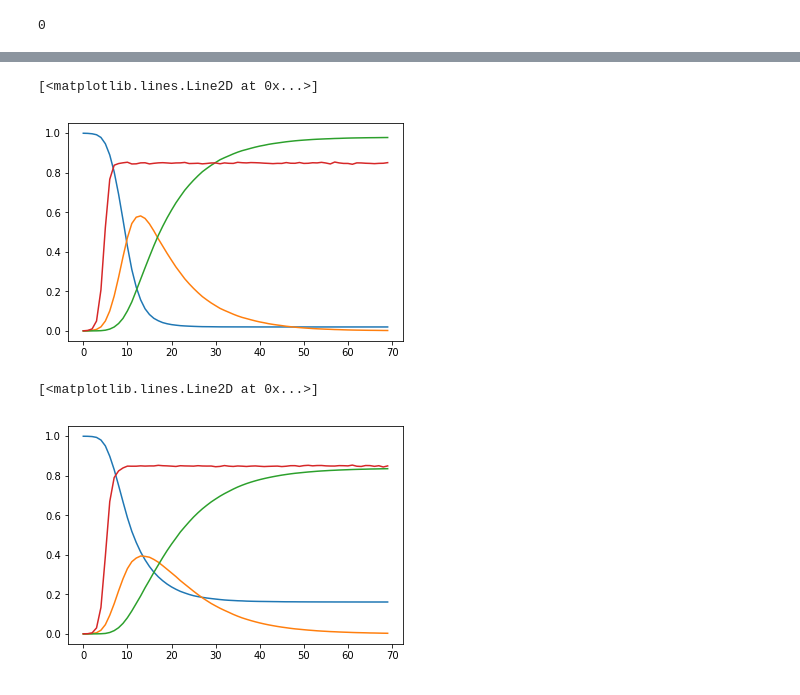
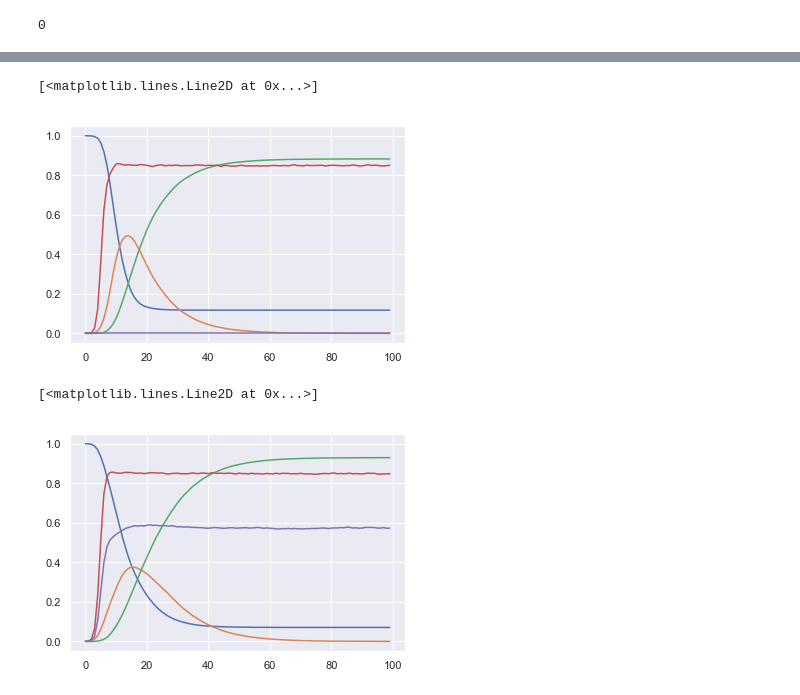
Before and after one commit to Aithosa/Epidemic-Information_spreading, a Jupyter notebook: Python/New_Model_SIR_UAU.ipynb, the cells around one changed output, grey strips where cells are left out. Saved outputs shown, nothing was run; the diff lists cells and outputs as text; code cells hidden in the pictures.

```diff
--- a/Python/New_Model_SIR_UAU.ipynb
+++ b/Python/New_Model_SIR_UAU.ipynb
@@ -3,10 +3,13 @@
 import numpy as np
 import scipy.io as scio
 import matplotlib.pyplot as plt
+import seaborn as sns
 import random
 import time
 
 %matplotlib inline
+plt.style.use('ggplot')
+sns.set()
 # %%
 def check_symmetric(a, tol=1e-8):
     return np.allclose(a, a.T, atol=tol)
@@ -35,7 +38,7 @@ np.sum(np.sum(network_physical, axis=0)==0)
 
 # 公共参数
 Monte_Carlo_loop = 20    # 蒙特卡洛模拟次数
-time_steps = 70    # 总时间步数
+time_steps = 100    # 总时间步数
 N = network_scale_1[0]    # 网络节点数
 
 p = random.randint(0, N-1)    # 初始始随机选出一个感染节点，四舍五入
@@ -67,19 +70,19 @@ awareness_count = np.zeros([Monte_Carlo_loop, time_steps])    # 每步知晓节
 awareness_count_average = np.zeros([1, time_steps])
 
 # 节点活跃度
-inactiverate = 0.4
-activerate = 0.6
+# inactiverate = 0.4
+# activerate = 0.6
 
-# inactiverate = 0
-# activerate = 0
+inactiverate = 0
+activerate = 1
 
 Node_Active = np.ones([Monte_Carlo_loop, time_steps, N])    # 存储网络中每个节点的活跃状态快照
 inactive_count = np.zeros([Monte_Carlo_loop, time_steps])    # 每步知晓节点数量,用于最终统计
 inactive_count_average = np.zeros([1, time_steps])
 
 # 其他参数
-aplha = 0    # 信息上传率
-# aplha = 0.6    # 信息上传率
+# aplha = 0    # 信息上传率
+aplha = 0.6    # 信息上传率
 sigma_S = 0.7    # S节点在知道信息后的防御系数/感染率衰减, 相当于减少与周围人的接触
 # %%
 time_start = time.time()
@@ -124,7 +127,7 @@ for loop in range(Monte_Carlo_loop):
 
                 # 节点依概率变得活跃
                 p4 = np.random.rand(1)
-                if p4 <= inactiverate:
+                if p4 <= activerate:
                     Node_Active[loop, t+1, a] = 1    # 这个节点重新活跃
                 else:
                     Node_Active[loop, t+1, a] = 0
@@ -168,6 +171,11 @@ for loop in range(Monte_Carlo_loop):
                     if  x2 <= aplha:
                         Nodes_UAU[loop, t+1, i] = 1
 
+                        # 成功感染的节点下一时刻依概率变得不活跃
+                        x4 = np.random.rand(1)
+                        if x4 <= inactiverate:
+                            Node_Active[loop, t+1, i] = 0    # 这个节点不活跃
+
             elif ((Nodes_SIR[loop, t, i] == 0) and (Node_Active[loop, t, i] == 0)):
 
                 neighbor_total = np.where((network_physical[i, :] == 1))[0]    # 查找其邻居
@@ -203,6 +211,11 @@ for loop in range(Monte_Carlo_loop):
                     if  x2 <= aplha:
                         Nodes_UAU[loop, t+1, i] = 1
 
+                        # 成功感染的节点下一时刻依概率变得不活跃
+                        x4 = np.random.rand(1)
+                        if x4 <= inactiverate:
+                            Node_Active[loop, t+1, i] = 0    # 这个节点不活跃
+
             # SIR康复过程
             elif Nodes_SIR[loop, t, i] == 1:
 
@@ -251,21 +264,24 @@ loop 19 - time has passed: 172.42088961601257
 # 处理数据
 for i in range(Monte_Carlo_loop):
     awareness_count[i,:] = np.sum(Nodes_UAU[i,:,:], axis=1)
-#     infective_count[i,:] = np.sum(Nodes_SIR[i,:,:], axis=1)
+    inactive_count[i,:] = np.sum((1-Node_Active[i,:,:]), axis=1)
 
     for j in range(time_steps):
         infective_count[i,j] = np.sum(Nodes_SIR[i, j, :] == 1)
         immune_count[i,j] = np.sum(Nodes_SIR[i, j, :] == 2)
         s_count[i,j] = np.sum(Nodes_SIR[i, j, :] == 0)
 
-awareness_count_average = np.mean(awareness_count, axis=0)
 infective_count_average = np.mean(infective_count, axis=0)
 immune_count_average = np.mean(immune_count, axis=0)
 s_count_average = np.mean(s_count, axis=0)
+awareness_count_average = np.mean(awareness_count, axis=0)
+inactive_count_average = np.mean(inactive_count, axis=0)
 
+assert s_count_average.shape == (time_steps,), "s_count_average\' size don\'t match!"
 assert infective_count_average.shape == (time_steps,), "infective_count_average\' size don\'t match!"
 assert immune_count_average.shape == (time_steps,), "immune_count_average\' size don\'t match!"
 assert awareness_count_average.shape == (time_steps,), "awareness_count_average\' size don\'t match!"
+assert inactive_count_average.shape == (time_steps,), "inactive_count_average\' size don\'t match!"
 
 # print("infective_count_average: ", infective_count_average)
 # print("awareness_count_average: ", awareness_count_average)
@@ -280,18 +296,20 @@ plt.plot(s_count_average/N, label='SIR-S')
 plt.plot(infective_count_average/N, label='SIR-I')
 plt.plot(immune_count_average/N, label='SIR-R')
 plt.plot(awareness_count_average/N, label='UAU')
+plt.plot(inactive_count_average/N, label='inactive')
 # %% [output]
 [<matplotlib.lines.Line2D at 0x...>]
-[figure, old version]
+[figure, new version]
 # %%
 # 采取策略
 plt.plot(s_count_average/N, label='SIR-S')
 plt.plot(infective_count_average/N, label='SIR-I')
 plt.plot(immune_count_average/N, label='SIR-R')
 plt.plot(awareness_count_average/N, label='UAU')
+plt.plot(inactive_count_average/N, label='inactive')
 # %% [output]
 [<matplotlib.lines.Line2D at 0x...>]
-[figure, old version]
+[figure, new version]
 # %%
 # 数据可视化
 t = (1 : 1 : total_steps);
```
Also changed, not shown: parts of 1 cell of this notebook.
